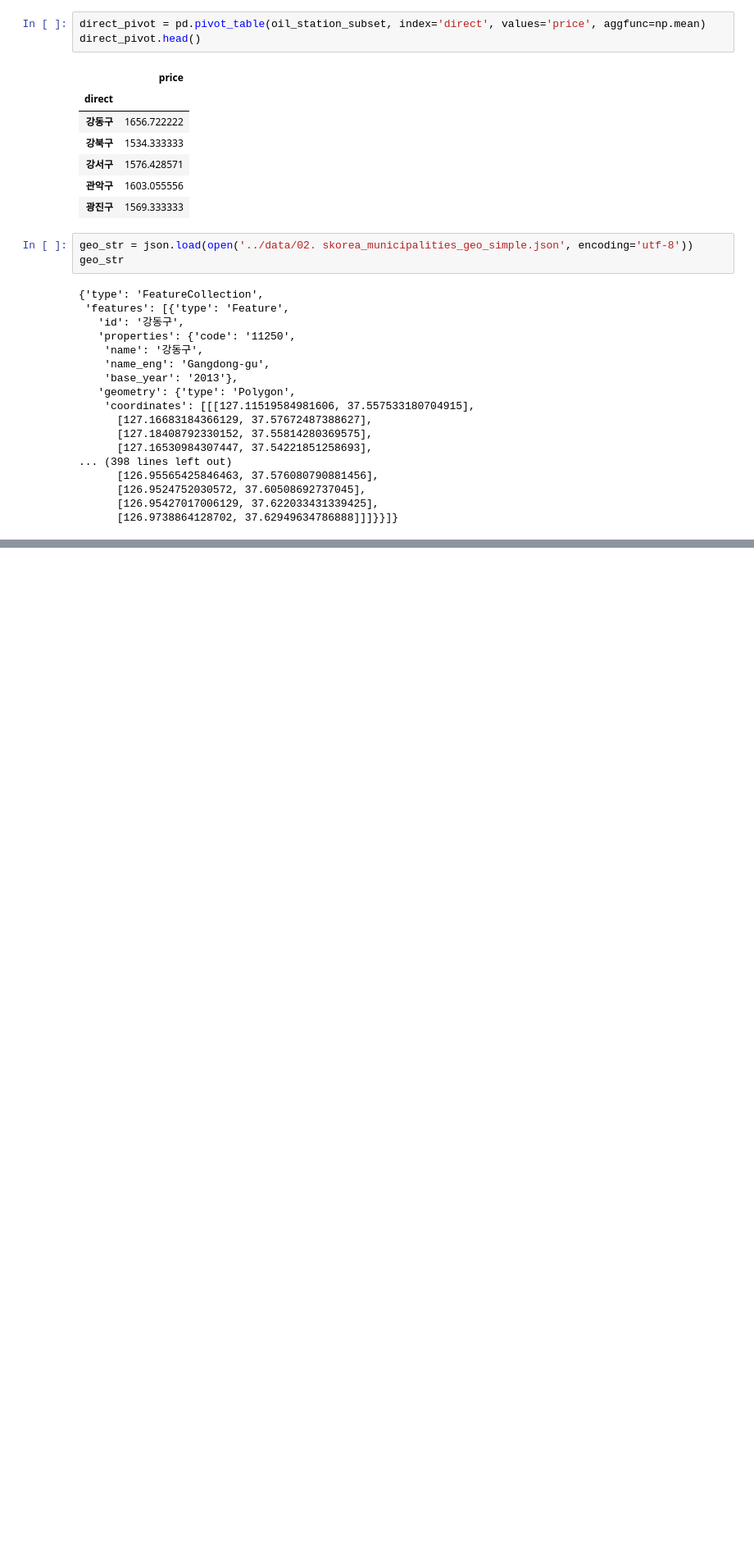
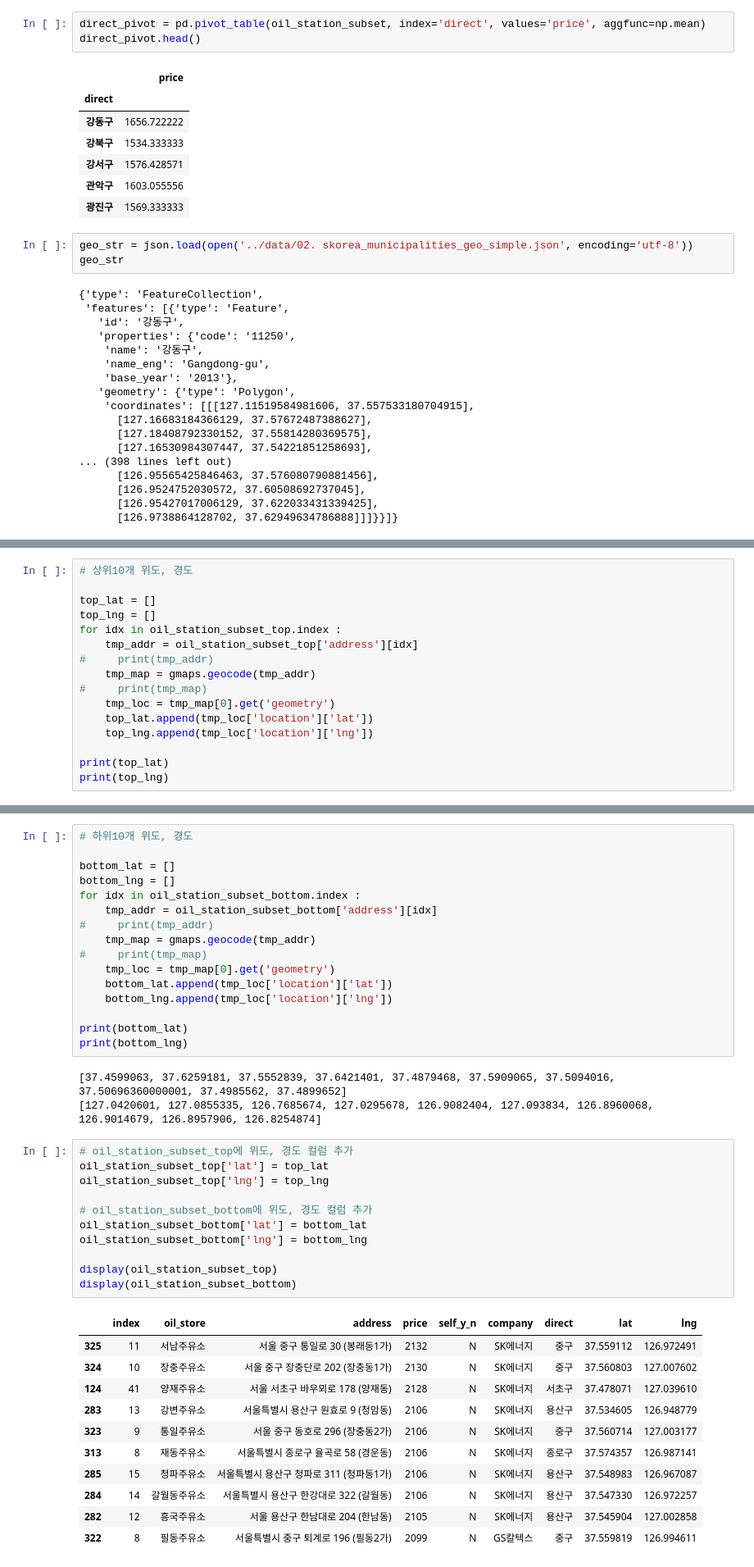
Before and after one commit to dhdmsdud/TIL, a Jupyter notebook: MachinLearning/Folium[test].ipynb, the cells around one changed output, grey strips where cells are left out. Shown: that part at 82% size. Drawn from its saved outputs; the diff is of its cells as text; blank space fills up the shorter version.

```diff
--- a/MachinLearning/Folium[test].ipynb
+++ b/MachinLearning/Folium[test].ipynb
@@ -243,0 +279,16 @@ map
+# %%
+# 상위10개 위도, 경도
+
+top_lat = []
+top_lng = []
+for idx in oil_station_subset_top.index :
+    tmp_addr = oil_station_subset_top['address'][idx]
+#     print(tmp_addr)
+    tmp_map = gmaps.geocode(tmp_addr)
+#     print(tmp_map)
+    tmp_loc = tmp_map[0].get('geometry')
+    top_lat.append(tmp_loc['location']['lat'])
+    top_lng.append(tmp_loc['location']['lng'])
+
+print(top_lat)
+print(top_lng)
@@ -243,0 +298,42 @@ map
+# %%
+# 하위10개 위도, 경도
+
+bottom_lat = []
+bottom_lng = []
+for idx in oil_station_subset_bottom.index :
+    tmp_addr = oil_station_subset_bottom['address'][idx]
+#     print(tmp_addr)
+    tmp_map = gmaps.geocode(tmp_addr)
+#     print(tmp_map)
+    tmp_loc = tmp_map[0].get('geometry')
+    bottom_lat.append(tmp_loc['location']['lat'])
+    bottom_lng.append(tmp_loc['location']['lng'])
+
+print(bottom_lat)
+print(bottom_lng)
+# %% [output]
+[37.4599063, 37.6259181, 37.5552839, 37.6421401, 37.4879468, 37.5909065, 37.5094016, 37.50696360000001, 37.4985562, 37.4899652]
+[127.0420601, 127.0855335, 126.7685674, 127.0295678, 126.9082404, 127.093834, 126.8960068, 126.9014679, 126.8957906, 126.8254874]
+# %%
+# oil_station_subset_top에 위도, 경도 컬럼 추가
+oil_station_subset_top['lat'] = top_lat
+oil_station_subset_top['lng'] = top_lng
+
+# oil_station_subset_bottom에 위도, 경도 컬럼 추가
+oil_station_subset_bottom['lat'] = bottom_lat
+oil_station_subset_bottom['lng'] = bottom_lng
+
+display(oil_station_subset_top)
+display(oil_station_subset_bottom)
+# %% [output]
+|  | index | oil_store | address | price | self_y_n | company | direct | lat | lng |
+| 325 | 11 | 서남주유소 | 서울 중구 통일로 30 (봉래동1가) | 2132 | N | SK에너지 | 중구 | 37.559112 | 126.972491 |
+| 324 | 10 | 장충주유소 | 서울 중구 장충단로 202 (장충동1가) | 2130 | N | SK에너지 | 중구 | 37.560803 | 127.007602 |
+| 124 | 41 | 양재주유소 | 서울 서초구 바우뫼로 178 (양재동) | 2128 | N | SK에너지 | 서초구 | 37.478071 | 127.039610 |
+| 283 | 13 | 강변주유소 | 서울특별시 용산구 원효로 9 (청암동) | 2106 | N | SK에너지 | 용산구 | 37.534605 | 126.948779 |
+| 323 | 9 | 통일주유소 | 서울 중구 동호로 296 (장충동2가) | 2106 | N | SK에너지 | 중구 | 37.560714 | 127.003177 |
+| 313 | 8 | 재동주유소 | 서울특별시 종로구 율곡로 58 (경운동) | 2106 | N | SK에너지 | 종로구 | 37.574357 | 126.987141 |
+| 285 | 15 | 청파주유소 | 서울특별시 용산구 청파로 311 (청파동1가) | 2106 | N | SK에너지 | 용산구 | 37.548983 | 126.967087 |
+| 284 | 14 | 갈월동주유소 | 서울특별시 용산구 한강대로 322 (갈월동) | 2106 | N | SK에너지 | 용산구 | 37.547330 | 126.972257 |
+| 282 | 12 | 흥국주유소 | 서울 용산구 한남대로 204 (한남동) | 2105 | N | SK에너지 | 용산구 | 37.545904 | 127.002858 |
+| 322 | 8 | 필동주유소 | 서울특별시 중구 퇴계로 196 (필동2가) | 2099 | N | GS칼텍스 | 중구 | 37.559819 | 126.994611 |
```
Also changed, not shown: parts of 6 cells of this notebook.
